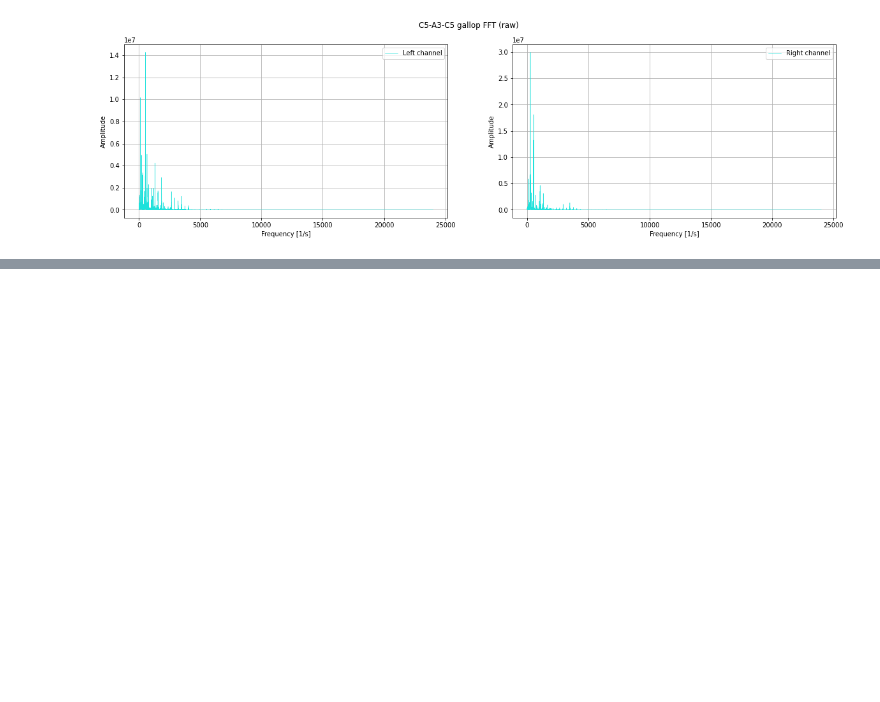
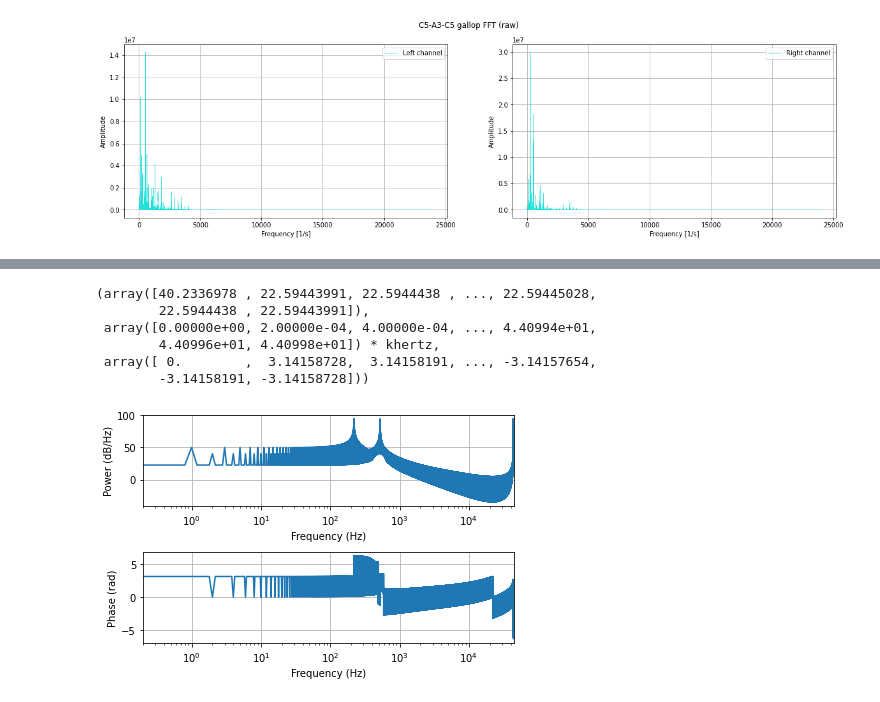
Before and after one commit to salveron/bachelors_thesis, a Jupyter notebook: notebooks/experiments.ipynb, the cells around one changed output, grey strips where cells are left out. Saved outputs shown, nothing was run; the diff lists cells and outputs as text; code cells hidden in the pictures; blank space fills up the shorter version.

```diff
--- a/notebooks/experiments.ipynb
+++ b/notebooks/experiments.ipynb
@@ -94,0 +96,18 @@ c5_a3_c5_lowpass_filtered = plot_lowpass_butterworth_filter("Filtered C5-A3-C5",
+# %%
+from brian2 import *
+from brian2hears import *
+
+sound_c5 = tone(523.25*Hz, .5*second)
+sound_a3 = tone(220*Hz, .5*second)
+
+sound = (Sound.sequence(sound_c5, sound_a3)).repeat(5)
+sound = sound.ramp()
+sound.spectrum(display=True)
+# %% [output]
+(array([40.2336978 , 22.59443991, 22.5944438 , ..., 22.59445028,
+        22.5944438 , 22.59443991]),
+ array([0.00000e+00, 2.00000e-04, 4.00000e-04, ..., 4.40994e+01,
+        4.40996e+01, 4.40998e+01]) * khertz,
+ array([ 0.        ,  3.14158728,  3.14158191, ..., -3.14157654,
+        -3.14158191, -3.14158728]))
+[figure, added]
```
Also changed, not shown: parts of 7 cells of this notebook, 4 other files.
